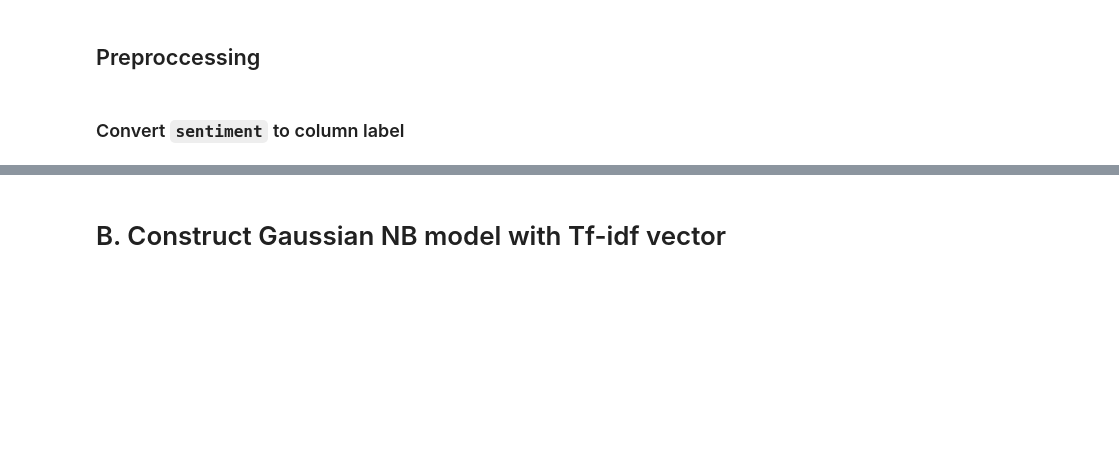
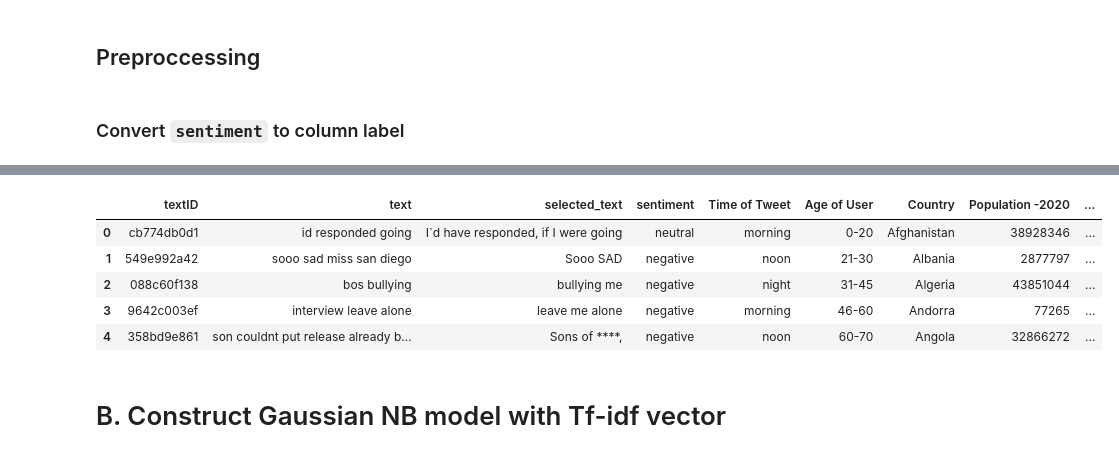
Before and after one commit to quochieu586/ML_capybara, a Jupyter notebook: src/models/naive_bayes_model/bayesian_model.ipynb, the cells around one changed output, grey strips where cells are left out. Saved outputs shown, nothing was run; the diff lists cells and outputs as text; code cells hidden in the pictures; blank space fills up the shorter version.

```diff
--- a/src/models/naive_bayes_model/bayesian_model.ipynb
+++ b/src/models/naive_bayes_model/bayesian_model.ipynb
@@ -65,0 +37,7 @@ df = feature_extraction.categorical_to_dummy(df, 'Age of User')
+# %%
+prepro = Preprocessing()
+
+train_df = prepro.read_CSV('train.csv')
+test_df = prepro.read_CSV('test.csv')
+
+train_df.info()
@@ -255,3 +69,19 @@ Accuracy score:  0.49008498583569404
+# %%
+train_df['text'] = train_df['text'].apply(lambda x: prepro.tokenize_preprocessing(x, False))
+test_df['text'] = test_df['text'].apply(lambda x: prepro.tokenize_preprocessing(x, False))
+
+le = LabelEncoder()
+train_df['label'] = le.fit_transform(train_df['sentiment'])
+test_df['label'] = le.transform(test_df['sentiment'])
+
+train_df.head()
+# %% [output]
+|  | textID | text | selected_text | sentiment | Time of Tweet | Age of User | Country | Population -2020 | ... |
+| 0 | cb774db0d1 | id responded going | I`d have responded, if I were going | neutral | morning | 0-20 | Afghanistan | 38928346 | ... |
+| 1 | 549e992a42 | sooo sad miss san diego | Sooo SAD | negative | noon | 21-30 | Albania | 2877797 | ... |
+| 2 | 088c60f138 | bos bullying | bullying me | negative | night | 31-45 | Algeria | 43851044 | ... |
+| 3 | 9642c003ef | interview leave alone | leave me alone | negative | morning | 46-60 | Andorra | 77265 | ... |
+| 4 | 358bd9e861 | son couldnt put release already b... | Sons of ****, | negative | noon | 60-70 | Angola | 32866272 | ... |
 # %% [markdown]
 # B. Construct Gaussian NB model with Tf-idf vector
 # %% [markdown]
```
Also changed, not shown: parts of 57 cells of this notebook, 8 other files.
